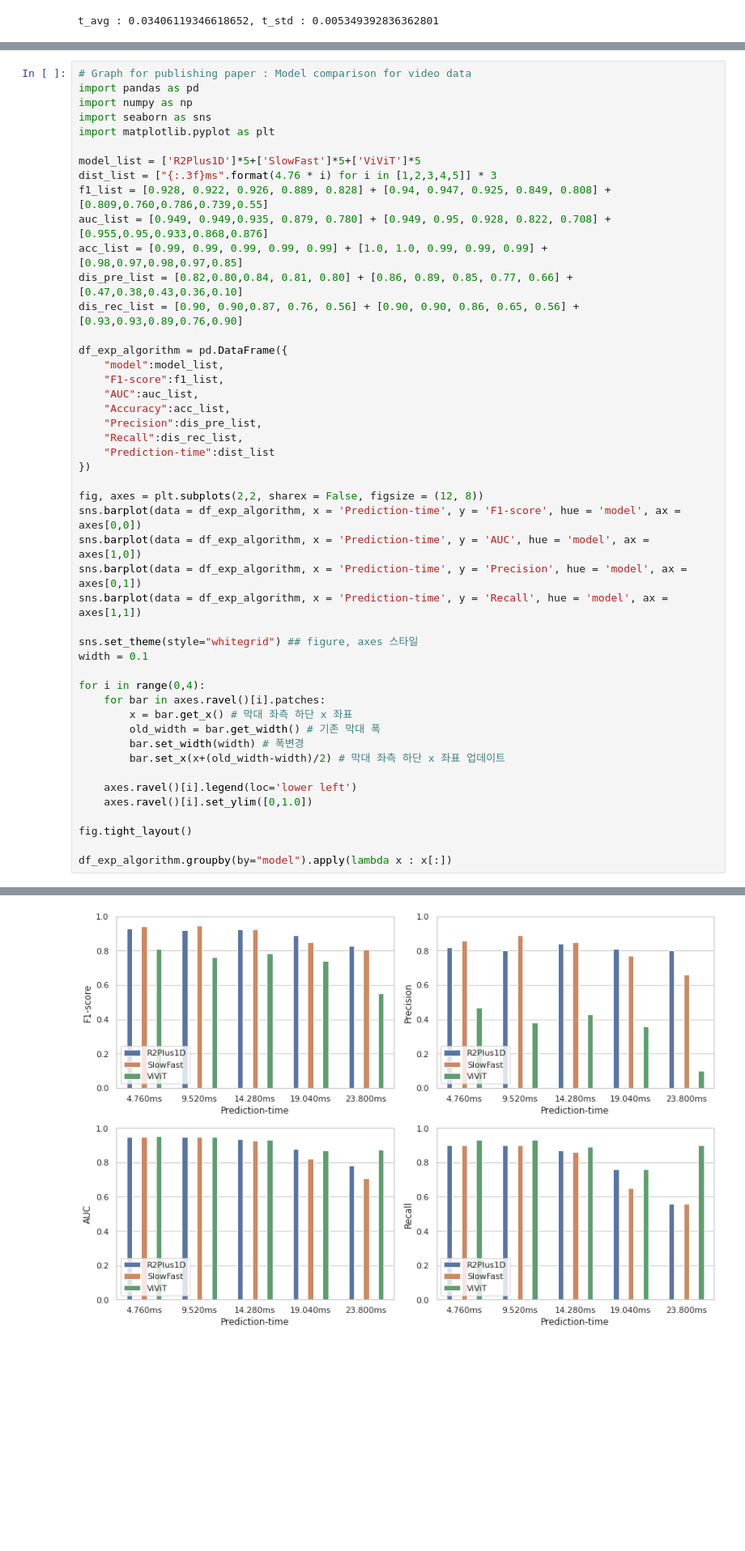
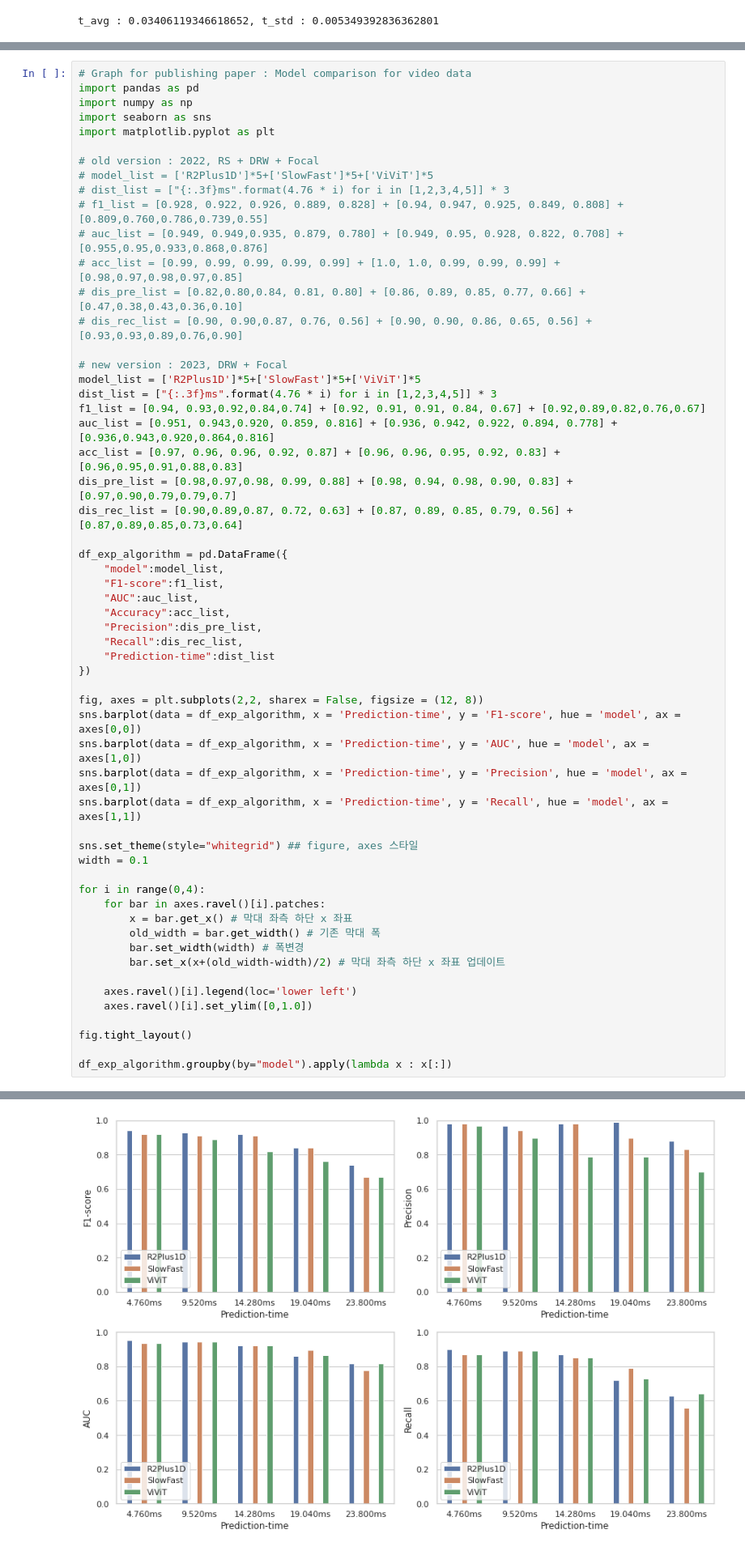
Before and after one commit to ZINZINBIN/Disruption-Prediciton-based-on-Multimodal-Deep-Learning, a Jupyter notebook: analysis/analysis_model_performance.ipynb, the cells around one changed output, grey strips where cells are left out. Shown at 81% size. Drawn from its saved outputs; the diff is of its cells as text; blank space fills up the shorter version.

```diff
--- a/analysis/analysis_model_performance.ipynb
+++ b/analysis/analysis_model_performance.ipynb
@@ -1072,13 +1072,23 @@ import numpy as np
 import seaborn as sns
 import matplotlib.pyplot as plt
 
+# old version : 2022, RS + DRW + Focal
+# model_list = ['R2Plus1D']*5+['SlowFast']*5+['ViViT']*5
+# dist_list = ["{:.3f}ms".format(4.76 * i) for i in [1,2,3,4,5]] * 3
+# f1_list = [0.928, 0.922, 0.926, 0.889, 0.828] + [0.94, 0.947, 0.925, 0.849, 0.808] + [0.809,0.760,0.786,0.739,0.55]
+# auc_list = [0.949, 0.949,0.935, 0.879, 0.780] + [0.949, 0.95, 0.928, 0.822, 0.708] + [0.955,0.95,0.933,0.868,0.876]
+# acc_list = [0.99, 0.99, 0.99, 0.99, 0.99] + [1.0, 1.0, 0.99, 0.99, 0.99] + [0.98,0.97,0.98,0.97,0.85]
+# dis_pre_list = [0.82,0.80,0.84, 0.81, 0.80] + [0.86, 0.89, 0.85, 0.77, 0.66] + [0.47,0.38,0.43,0.36,0.10]
+# dis_rec_list = [0.90, 0.90,0.87, 0.76, 0.56] + [0.90, 0.90, 0.86, 0.65, 0.56] + [0.93,0.93,0.89,0.76,0.90]
+
+# new version : 2023, DRW + Focal
 model_list = ['R2Plus1D']*5+['SlowFast']*5+['ViViT']*5
 dist_list = ["{:.3f}ms".format(4.76 * i) for i in [1,2,3,4,5]] * 3
-f1_list = [0.928, 0.922, 0.926, 0.889, 0.828] + [0.94, 0.947, 0.925, 0.849, 0.808] + [0.809,0.760,0.786,0.739,0.55]
-auc_list = [0.949, 0.949,0.935, 0.879, 0.780] + [0.949, 0.95, 0.928, 0.822, 0.708] + [0.955,0.95,0.933,0.868,0.876]
-acc_list = [0.99, 0.99, 0.99, 0.99, 0.99] + [1.0, 1.0, 0.99, 0.99, 0.99] + [0.98,0.97,0.98,0.97,0.85]
-dis_pre_list = [0.82,0.80,0.84, 0.81, 0.80] + [0.86, 0.89, 0.85, 0.77, 0.66] + [0.47,0.38,0.43,0.36,0.10]
-dis_rec_list = [0.90, 0.90,0.87, 0.76, 0.56] + [0.90, 0.90, 0.86, 0.65, 0.56] + [0.93,0.93,0.89,0.76,0.90]
+f1_list = [0.94, 0.93,0.92,0.84,0.74] + [0.92, 0.91, 0.91, 0.84, 0.67] + [0.92,0.89,0.82,0.76,0.67]
+auc_list = [0.951, 0.943,0.920, 0.859, 0.816] + [0.936, 0.942, 0.922, 0.894, 0.778] + [0.936,0.943,0.920,0.864,0.816]
+acc_list = [0.97, 0.96, 0.96, 0.92, 0.87] + [0.96, 0.96, 0.95, 0.92, 0.83] + [0.96,0.95,0.91,0.88,0.83]
+dis_pre_list = [0.98,0.97,0.98, 0.99, 0.88] + [0.98, 0.94, 0.98, 0.90, 0.83] + [0.97,0.90,0.79,0.79,0.7]
+dis_rec_list = [0.90,0.89,0.87, 0.72, 0.63] + [0.87, 0.89, 0.85, 0.79, 0.56] + [0.87,0.89,0.85,0.73,0.64]
 
 df_exp_algorithm = pd.DataFrame({
     "model":model_list,
@@ -1132,4 +1142,4 @@ df_exp_algorithm.groupby(by="model").apply(lambda x : x[:])
-[figure, old version]
+[figure, new version]
 # %%
 fig, axes = plt.subplots(2,2, sharex = False, figsize = (12, 8))
 sns.pointplot(data = df_exp_algorithm, x = 'Prediction-time', y = 'F1-score', hue = 'model', ax = axes[0,0])
```
Also changed, not shown: parts of 6 cells of this notebook, 20 other files.
